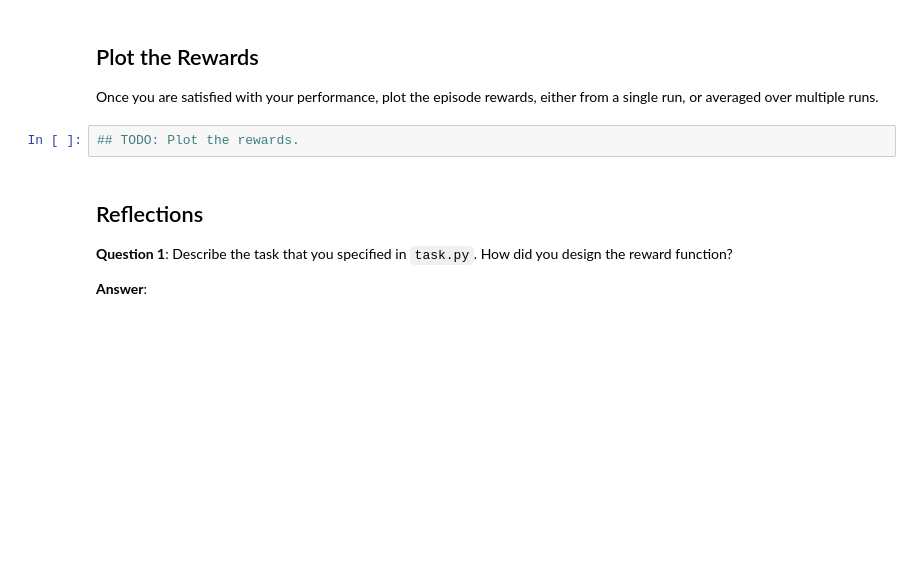
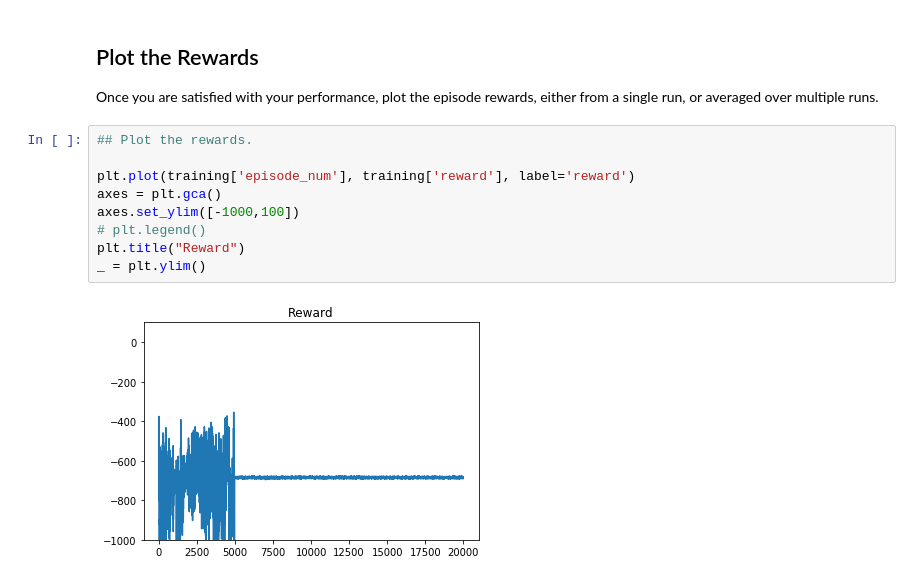
Before and after one commit to niccottrell/RL-Quadcopter-2, a Jupyter notebook: Quadcopter_Project.ipynb, the cells around one changed output. Cells and saved outputs as stored; diff of their text form; blank space fills up the shorter version.

```diff
--- a/Quadcopter_Project.ipynb
+++ b/Quadcopter_Project.ipynb
@@ -343,11 +332,14 @@ Episode =  601,  reward = -633.72672
 ## Plot the Rewards
 
 Once you are satisfied with your performance, plot the episode rewards, either from a single run, or averaged over multiple runs.
-# %%
-## TODO: Plot the rewards.
-# %% [markdown]
-## Reflections
-
-**Question 1**: Describe the task that you specified in `task.py`.  How did you design the reward function?
-
-**Answer**:
+# %%
+## Plot the rewards.
+
+plt.plot(training['episode_num'], training['reward'], label='reward')
+axes = plt.gca()
+axes.set_ylim([-1000,100])
+# plt.legend()
+plt.title("Reward")
+_ = plt.ylim()
+# %% [output]
+[figure, added]
```
Also changed, not shown: parts of 5 cells of this notebook, 1 other file.
